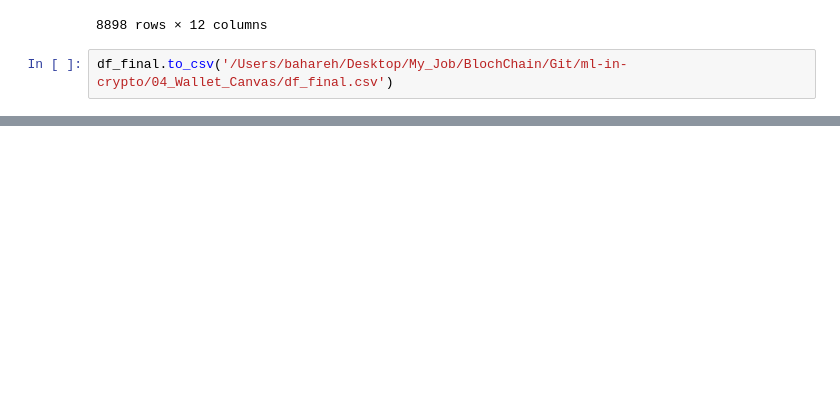
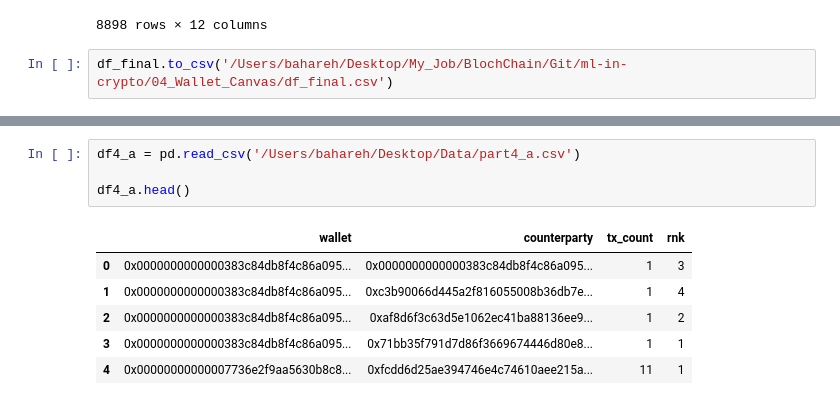
Before and after one commit to bellatrix-ds/ml-in-crypto, a Jupyter notebook: 04_Wallet_Canvas/Wallet_Canvas_Modeling.ipynb, the cells around one changed output, grey strips where cells are left out. Cells and saved outputs as stored; diff of their text form; blank space fills up the shorter version.

```diff
--- a/04_Wallet_Canvas/Wallet_Canvas_Modeling.ipynb
+++ b/04_Wallet_Canvas/Wallet_Canvas_Modeling.ipynb
@@ -315,0 +371,11 @@ filtered_df3.to_csv('/Users/bahareh/Desktop/My_Job/BlochChain/Git/ml-in-crypto/0
+# %%
+df4_a = pd.read_csv('/Users/bahareh/Desktop/Data/part4_a.csv')
+
+df4_a.head()
+# %% [output]
+|  | wallet | counterparty | tx_count | rnk |
+| 0 | 0x0000000000000383c84db8f4c86a095... | 0x0000000000000383c84db8f4c86a095... | 1 | 3 |
+| 1 | 0x0000000000000383c84db8f4c86a095... | 0xc3b90066d445a2f816055008b36db7e... | 1 | 4 |
+| 2 | 0x0000000000000383c84db8f4c86a095... | 0xaf8d6f3c63d5e1062ec41ba88136ee9... | 1 | 2 |
+| 3 | 0x0000000000000383c84db8f4c86a095... | 0x71bb35f791d7d86f3669674446d80e8... | 1 | 1 |
+| 4 | 0x00000000000007736e2f9aa5630b8c8... | 0xfcdd6d25ae394746e4c74610aee215a... | 11 | 1 |
```
Also changed, not shown: parts of 23 cells of this notebook, 2 other files.
